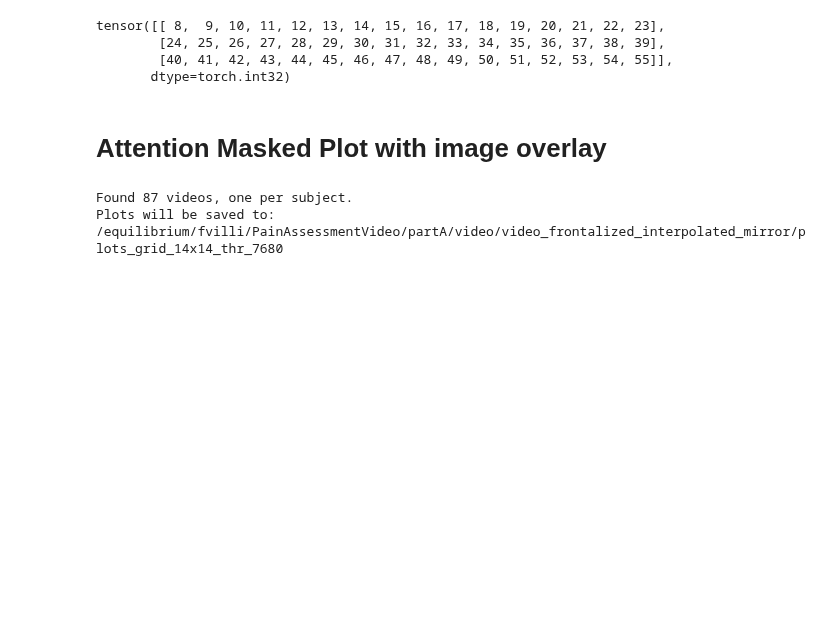
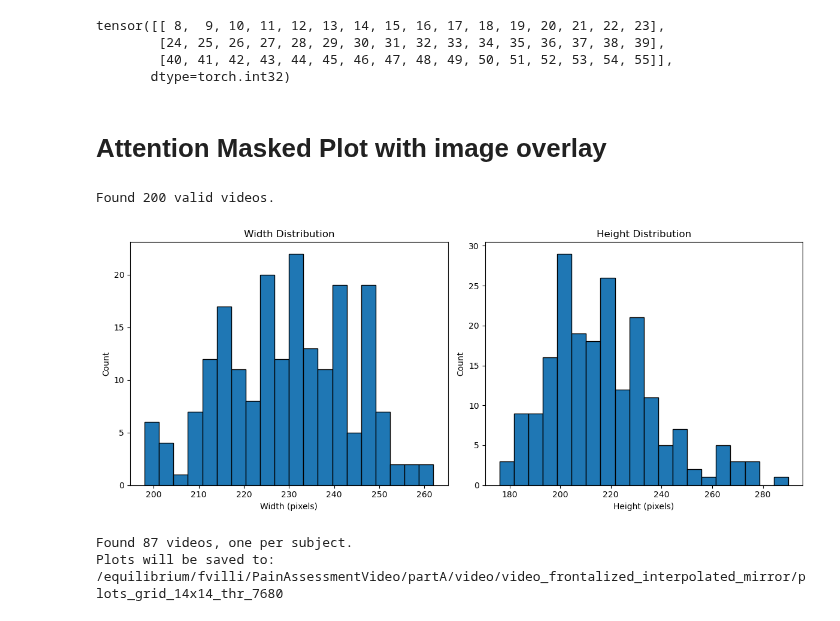
Before and after one commit to villifCoder559/PainAssessmentVideo, a Jupyter notebook: test.ipynb, the cells around one changed output. Saved outputs shown, nothing was run; the diff lists cells and outputs as text; code cells hidden in the pictures; blank space fills up the shorter version.

```diff
--- a/test.ipynb
+++ b/test.ipynb
@@ -570,6 +570,79 @@ for data_path in tqdm.tqdm(list_data,desc="Checking features..."):
     print(f"Error in {data_path}, shape: {data['features'].shape}")
 # %% [markdown]
 # Attention Masked Plot with image overlay
+# %%
+import os
+import cv2
+import matplotlib.pyplot as plt
+
+# === SET YOUR FOLDER PATH HERE ===
+video_folder = "/media/villi/TOSHIBA EXT/UNBC/video/WarpedVideos_Cropped_interpolated_mirror"  # <-- change this
+
+# Lists to store dimensions
+widths = []
+heights = []
+
+# Loop through all .mp4 files
+
+for root, dirs, files in os.walk(video_folder):
+  for file in files:
+    if file.lower().endswith(".mp4"):
+      filepath = os.path.join(root, file)
+      cap = cv2.VideoCapture(filepath)
+      if not cap.isOpened():
+          print(f"⚠️ Could not open: {file}")
+          continue
+
+      width = int(cap.get(cv2.CAP_PROP_FRAME_WIDTH))
+      height = int(cap.get(cv2.CAP_PROP_FRAME_HEIGHT))
+      widths.append(width)
+      heights.append(height)
+      cap.release()
+# for filename in os.listdir(video_folder):
+#     if filename.lower().endswith(".mp4"):
+#         filepath = os.path.join(video_folder, filename)
+#         cap = cv2.VideoCapture(filepath)
+#         if not cap.isOpened():
+#             print(f"⚠️ Could not open: {filename}")
+#             continue
+
+#         width = int(cap.get(cv2.CAP_PROP_FRAME_WIDTH))
+#         height = int(cap.get(cv2.CAP_PROP_FRAME_HEIGHT))
+#         widths.append(width)
+#         heights.append(height)
+#         cap.release()
+
+print(f"Found {len(widths)} valid videos.")
+
+# === Show statistics ===
+import numpy as np
+
+# print("\nWidth stats:")
+# print(f"  Mean: {np.mean(widths):.1f}, Median: {np.median(widths)}, Range: {min(widths)} - {max(widths)}")
+# print("\nHeight stats:")
+# print(f"  Mean: {np.mean(heights):.1f}, Median: {np.median(heights)}, Range: {min(heights)} - {max(heights)}")
+
+# === Plot distributions ===
+plt.figure(figsize=(12, 5))
+
+plt.subplot(1, 2, 1)
+plt.hist(widths, bins=20, edgecolor='black')
+plt.title("Width Distribution")
+plt.xlabel("Width (pixels)")
+plt.ylabel("Count")
+
+plt.subplot(1, 2, 2)
+plt.hist(heights, bins=20, edgecolor='black')
+plt.title("Height Distribution")
+plt.xlabel("Height (pixels)")
+plt.ylabel("Count")
+
+plt.tight_layout()
+plt.savefig(os.path.join("video_resolution_distribution.png"))
+plt.show()
+# %% [output]
+Found 200 valid videos.
+[figure, added]
 # %%
 import numpy as np
 import matplotlib.pyplot as plt
```
